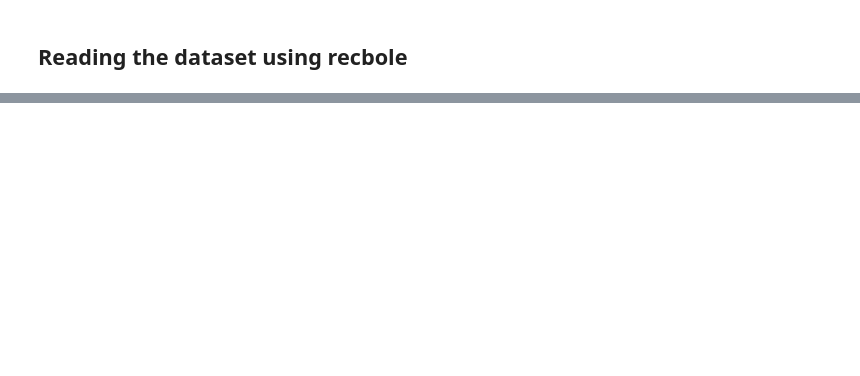
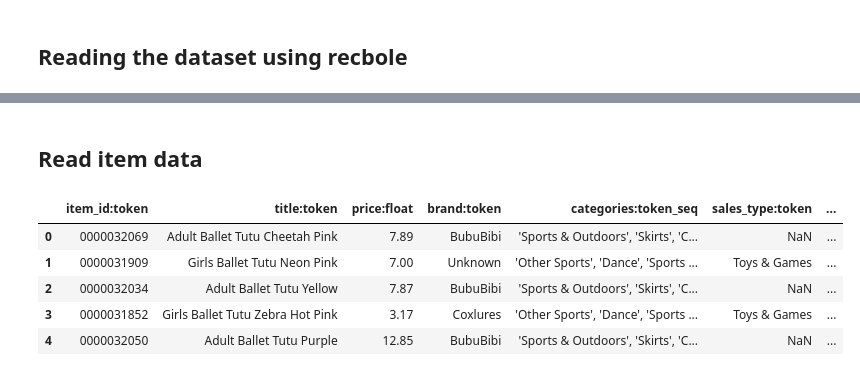
Before and after one commit to gkoren2/DIF-SR, a Jupyter notebook: notebooks/datasets_EDA.ipynb, the cells around one changed output, grey strips where cells are left out. Cells and saved outputs as stored; diff of their text form; code cells hidden in the pictures; blank space fills up the shorter version.

```diff
--- a/notebooks/datasets_EDA.ipynb
+++ b/notebooks/datasets_EDA.ipynb
@@ -235,0 +351,3 @@ dataset.item_feat.head()
+# %%
+dataset_path=os.path.join(dataset_root,'Amazon_Sports_and_Outdoors')
+os.listdir(dataset_path)
@@ -235,0 +388,12 @@ dataset.item_feat.head()
+# %% [markdown]
+## Read item data
+# %%
+sdf=pd.read_csv(os.path.join(dataset_path,'Amazon_Sports_and_Outdoors.item'),sep='\t')
+sdf.head()
+# %% [output]
+|  | item_id:token | title:token | price:float | brand:token | categories:token_seq | sales_type:token | ... |
+| 0 | 0000032069 | Adult Ballet Tutu Cheetah Pink | 7.89 | BubuBibi | 'Sports & Outdoors', 'Skirts', 'C... | NaN | ... |
+| 1 | 0000031909 | Girls Ballet Tutu Neon Pink | 7.00 | Unknown | 'Other Sports', 'Dance', 'Sports ... | Toys & Games | ... |
+| 2 | 0000032034 | Adult Ballet Tutu Yellow | 7.87 | BubuBibi | 'Sports & Outdoors', 'Skirts', 'C... | NaN | ... |
+| 3 | 0000031852 | Girls Ballet Tutu Zebra Hot Pink | 3.17 | Coxlures | 'Other Sports', 'Dance', 'Sports ... | Toys & Games | ... |
+| 4 | 0000032050 | Adult Ballet Tutu Purple | 12.85 | BubuBibi | 'Sports & Outdoors', 'Skirts', 'C... | NaN | ... |
```
Also changed, not shown: parts of 42 cells of this notebook.
